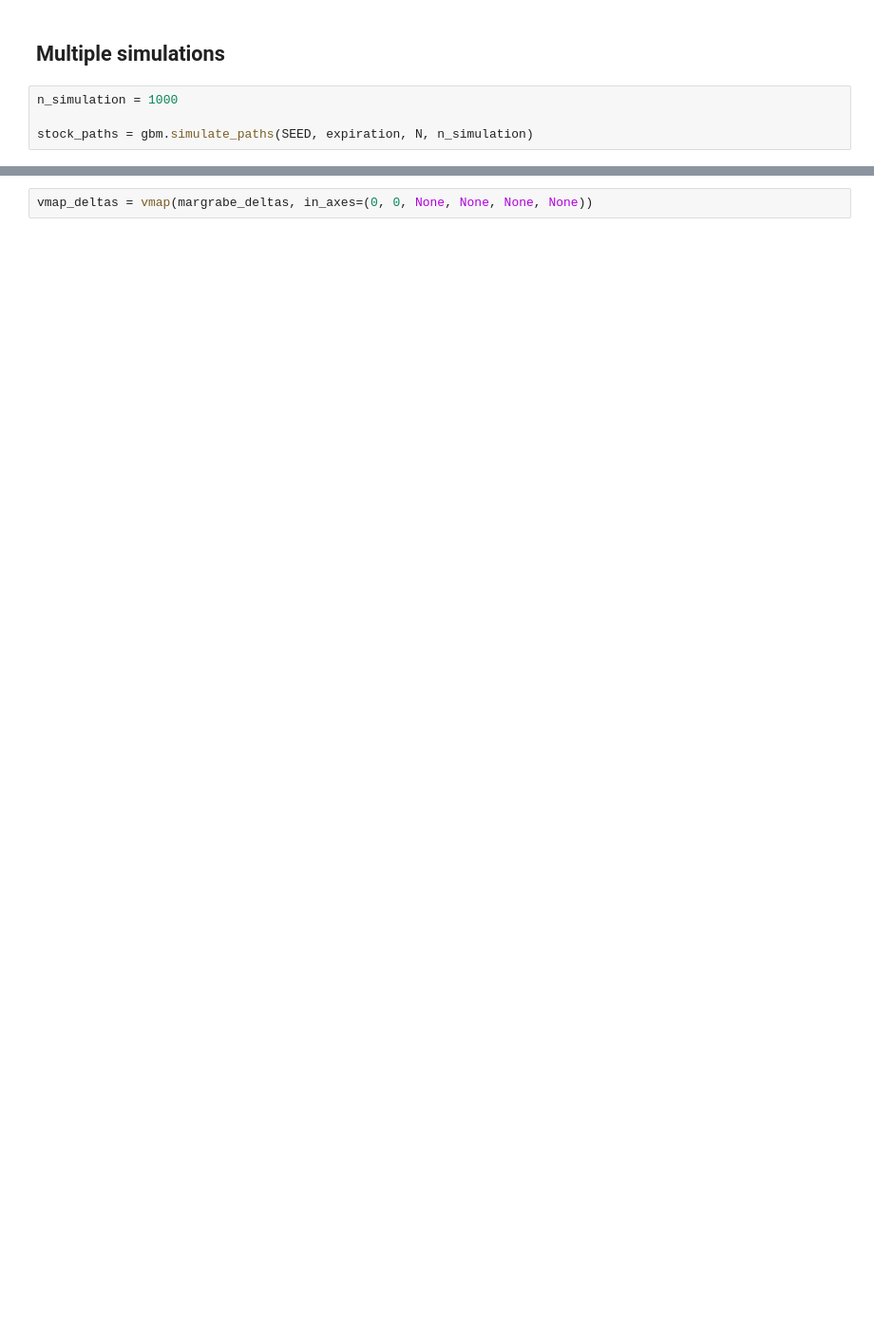
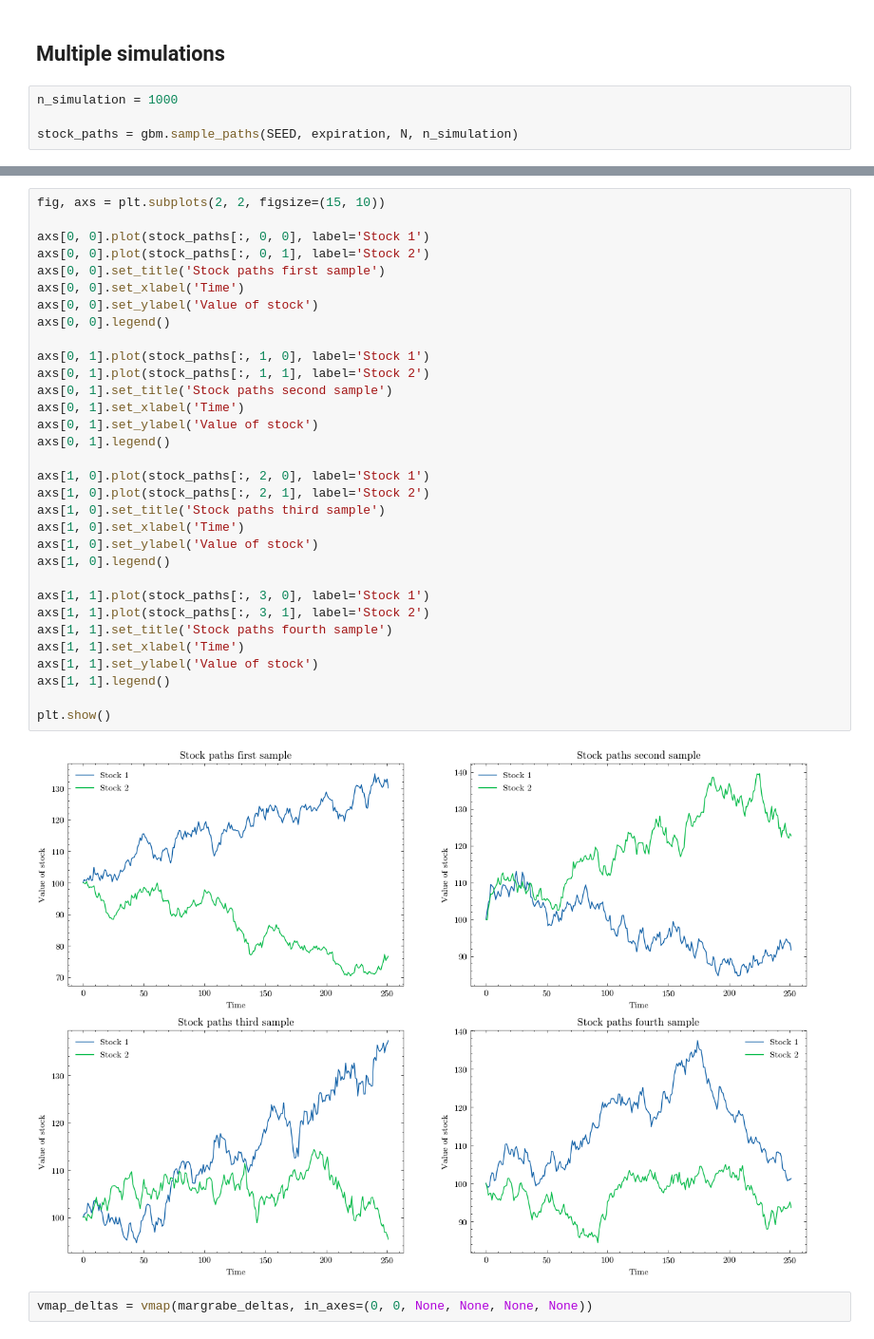
Before and after one commit to paolodelia99/delta-hedging, a Jupyter notebook: black-scholes-hedging/spread-option/delta_hedging_spread.ipynb, the cells around one changed output, grey strips where cells are left out. Shown: that part at 95% size. Cells and saved outputs as stored; diff of their text form; blank space fills up the shorter version.

```diff
--- a/black-scholes-hedging/spread-option/delta_hedging_spread.ipynb
+++ b/black-scholes-hedging/spread-option/delta_hedging_spread.ipynb
@@ -123,4 +153,4 @@ plt.show()
 # %%
 n_simulation = 1000
 
-stock_paths = gbm.simulate_paths(SEED, expiration, N, n_simulation)
+stock_paths = gbm.sample_paths(SEED, expiration, N, n_simulation)
@@ -147,3 +157,37 @@ plt.show()
+# %%
+fig, axs = plt.subplots(2, 2, figsize=(15, 10))
+
+axs[0, 0].plot(stock_paths[:, 0, 0], label='Stock 1')
+axs[0, 0].plot(stock_paths[:, 0, 1], label='Stock 2')
+axs[0, 0].set_title('Stock paths first sample')
+axs[0, 0].set_xlabel('Time')
+axs[0, 0].set_ylabel('Value of stock')
+axs[0, 0].legend()
+
+axs[0, 1].plot(stock_paths[:, 1, 0], label='Stock 1')
+axs[0, 1].plot(stock_paths[:, 1, 1], label='Stock 2')
+axs[0, 1].set_title('Stock paths second sample')
+axs[0, 1].set_xlabel('Time')
+axs[0, 1].set_ylabel('Value of stock')
+axs[0, 1].legend()
+
+axs[1, 0].plot(stock_paths[:, 2, 0], label='Stock 1')
+axs[1, 0].plot(stock_paths[:, 2, 1], label='Stock 2')
+axs[1, 0].set_title('Stock paths third sample')
+axs[1, 0].set_xlabel('Time')
+axs[1, 0].set_ylabel('Value of stock')
+axs[1, 0].legend()
+
+axs[1, 1].plot(stock_paths[:, 3, 0], label='Stock 1')
+axs[1, 1].plot(stock_paths[:, 3, 1], label='Stock 2')
+axs[1, 1].set_title('Stock paths fourth sample')
+axs[1, 1].set_xlabel('Time')
+axs[1, 1].set_ylabel('Value of stock')
+axs[1, 1].legend()
+
+plt.show()
+# %% [output]
+[figure, added]
 # %%
 vmap_deltas = vmap(margrabe_deltas, in_axes=(0, 0, None, None, None, None))
 # %%
```
Also changed, not shown: parts of 27 cells of this notebook, 2 other files.
